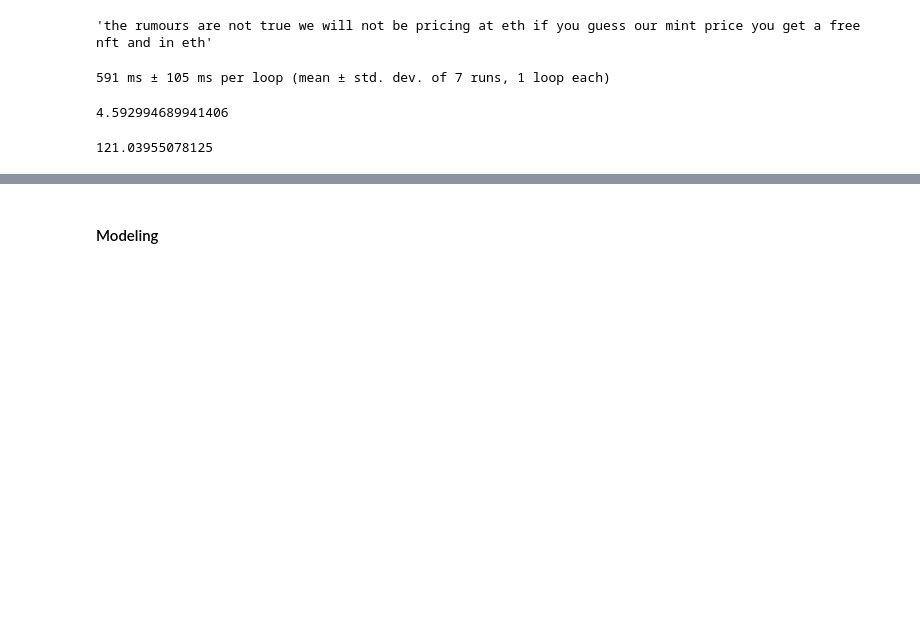
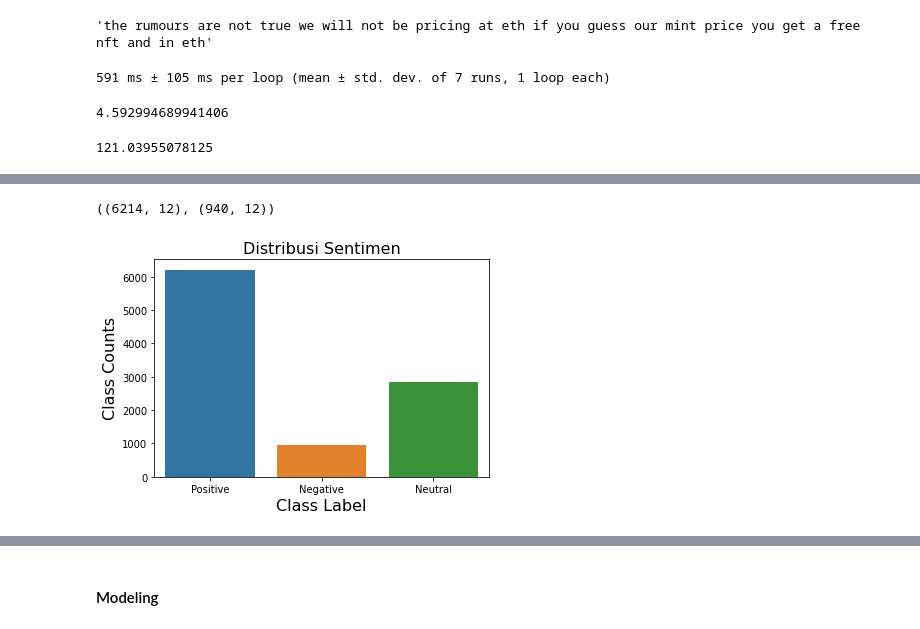
Before and after one commit to vioxcd-archive/mlaju, a Jupyter notebook: Jimmy.ipynb, the cells around one changed output, grey strips where cells are left out. Cells and saved outputs as stored; diff of their text form; code cells hidden in the pictures; blank space fills up the shorter version.

```diff
--- a/Jimmy.ipynb
+++ b/Jimmy.ipynb
@@ -419,0 +421,3 @@ sample.to_csv(CHECKPOINT_PATH, index=False)
+# %%
+df = pd.read_csv(CHECKPOINT_PATH)
+df.head()
@@ -419,0 +460,4 @@ sample.to_csv(CHECKPOINT_PATH, index=False)
+# %%
+df.dropna(subset=['sentiment_clean_en'], inplace=True)
+# %%
+df.created_at = pd.to_datetime(df.created_at)
@@ -419,0 +467,12 @@ sample.to_csv(CHECKPOINT_PATH, index=False)
+# %%
+positives.shape, negatives.shape
+# %% [output]
+((6214, 12), (940, 12))
+# %%
+sns.countplot(x='sentiment_clean_en', data=df)
+plt.title('Distribusi Sentimen', fontsize=16)
+plt.ylabel('Class Counts', fontsize=16)
+plt.xlabel('Class Label', fontsize=16)
+plt.xticks(rotation='horizontal');
+# %% [output]
+[figure, added]
```
Also changed, not shown: parts of 34 cells of this notebook, 1 other file.
